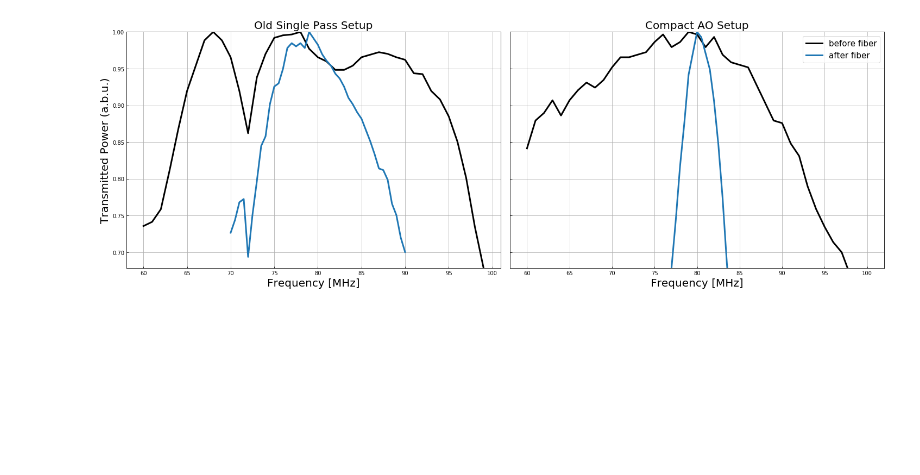
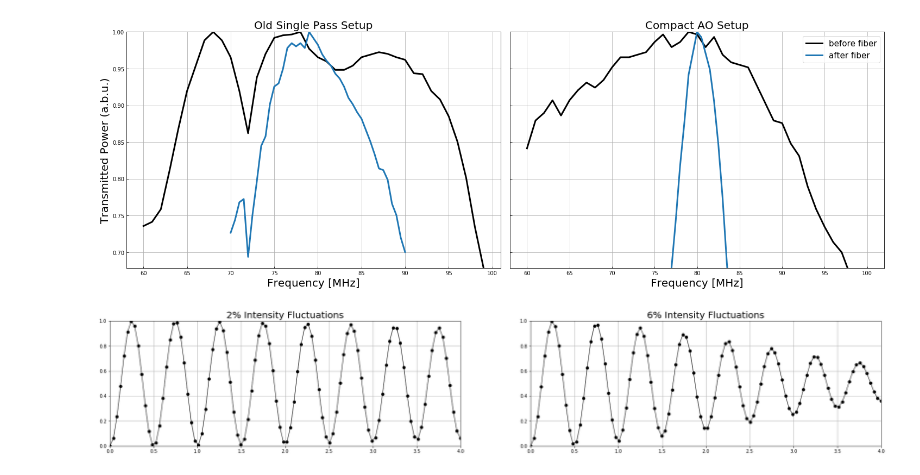
Before and after one commit to HaeffnerLab/artiq-work-lattice, a Jupyter notebook: calibration_scans/Untitled.ipynb, the cells around one changed output. Cells and saved outputs as stored; diff of their text form; code cells hidden in the pictures; blank space fills up the shorter version.

```diff
--- a/calibration_scans/Untitled.ipynb
+++ b/calibration_scans/Untitled.ipynb
@@ -66,3 +67,37 @@ plt.savefig("/home/lattice/Desktop/beam_path_comparisons.png")
 plt.show()
 # %% [output]
 [figure]
+# %%
+t = np.linspace(0, 4, 100)
+tultra = np.linspace(0, 4, 1000)
+def f(Ω, t):
+    return np.sin(2 * np.pi * Ω * t)**2
+# %%
+Ω_02 = np.random.normal(1, 0.01, 1000)
+y_02 = [0 for i in range(100)]
+for ω in Ω_02:
+    y_02 += f(ω, t)
+y_02 /= 1000
+
+Ω_06 = np.random.normal(1, 0.03, 1000)
+y_06 = [0 for i in range(100)]
+for ω in Ω_06:
+    y_06 += f(ω, t)
+y_06 /= 1000
+# %%
+fig, ax = plt.subplots(1, 2, figsize=(30, 5))
+# ax.plot(tultra, f(Ω[0], tultra))
+ax[0].plot(t, y_02, marker="o", lw=1, color="k")
+ax[0].set_ylim(0, 1)
+ax[0].set_xlim(0, 4)
+ax[0].grid(True)
+ax[0].set_title("2% Intensity Fluctuations", fontsize=20)
+ax[1].plot(t, y_06, marker="o", lw=1, color="k")
+ax[1].set_ylim(0, 1)
+ax[1].set_xlim(0, 4)
+ax[1].grid(True)
+ax[1].set_title("6% Intensity Fluctuations", fontsize=20)
+plt.savefig("/home/lattice/Desktop/sumanta_plot.pdf")
+plt.show()
+# %% [output]
+[figure, added]
```
Also changed, not shown: parts of 3 cells of this notebook, 1 other file.
